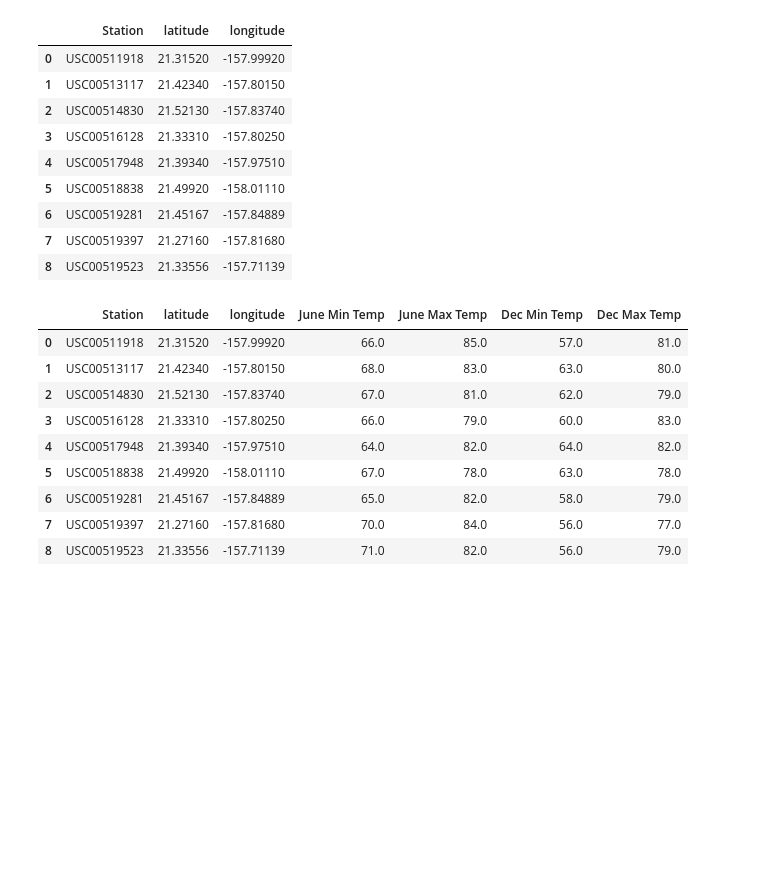
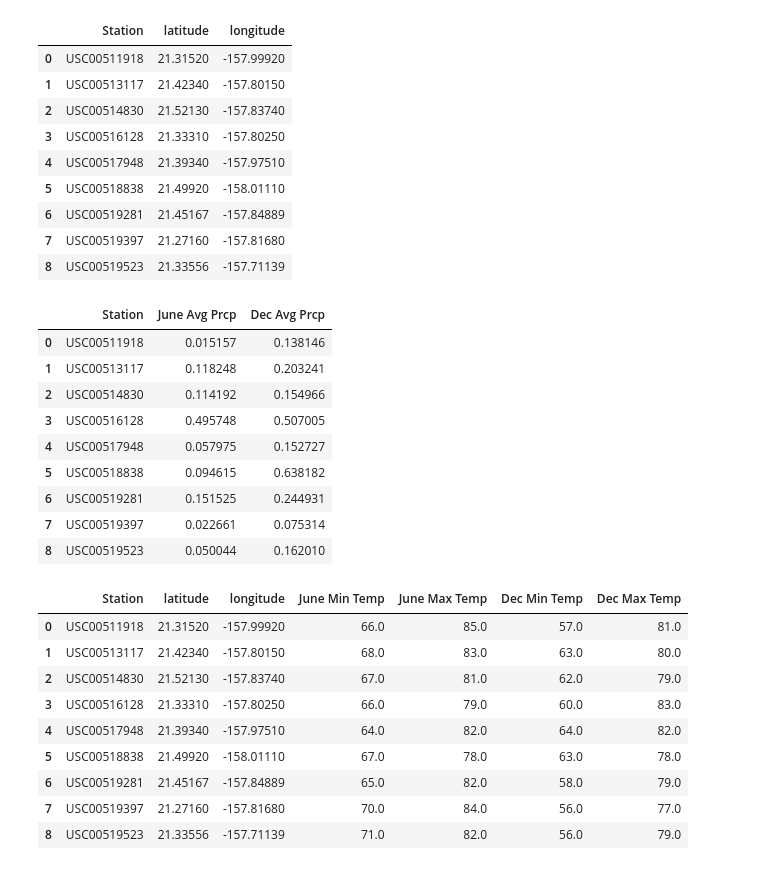
Before and after one commit to donovancai/surfs_up, a Jupyter notebook: SurfsUp_Challenge.ipynb, the cells around one changed output. Drawn from its saved outputs; the diff is of its cells as text; code cells hidden in the pictures; blank space fills up the shorter version.

```diff
--- a/SurfsUp_Challenge.ipynb
+++ b/SurfsUp_Challenge.ipynb
@@ -281,6 +281,32 @@ stations_df
 | 6 | USC00519281 | 21.45167 | -157.84889 |
 | 7 | USC00519397 | 21.27160 | -157.81680 |
 | 8 | USC00519523 | 21.33556 | -157.71139 |
+# %%
+june_p = session.query(Measurement.station, func.avg(Measurement.prcp)).\
+group_by(Measurement.station).filter(extract('month', Measurement.date) == 6)
+
+dec_p = session.query(Measurement.station, func.avg(Measurement.prcp)).\
+group_by(Measurement.station).filter(extract('month', Measurement.date) == 12)
+
+june_p_ls = list(june_p)
+dec_p_ls = list(dec_p)
+
+june_p_df = pd.DataFrame(june_p_ls, columns=['Station', 'June Avg Prcp'])
+dec_p_df = pd.DataFrame(dec_p_ls, columns=['Station', 'Dec Avg Prcp'])
+
+combined_p_df = june_p_df.merge(dec_p_df, how='left', on='Station')
+combined_p_df
+# %% [output]
+|  | Station | June Avg Prcp | Dec Avg Prcp |
+| 0 | USC00511918 | 0.015157 | 0.138146 |
+| 1 | USC00513117 | 0.118248 | 0.203241 |
+| 2 | USC00514830 | 0.114192 | 0.154966 |
+| 3 | USC00516128 | 0.495748 | 0.507005 |
+| 4 | USC00517948 | 0.057975 | 0.152727 |
+| 5 | USC00518838 | 0.094615 | 0.638182 |
+| 6 | USC00519281 | 0.151525 | 0.244931 |
+| 7 | USC00519397 | 0.022661 | 0.075314 |
+| 8 | USC00519523 | 0.050044 | 0.162010 |
 # %%
 final_combined_df = stations_df.merge(combined_df, how='left', on='Station')
 final_combined_df
```
Also changed, not shown: parts of 3 cells of this notebook, 4 other files.
